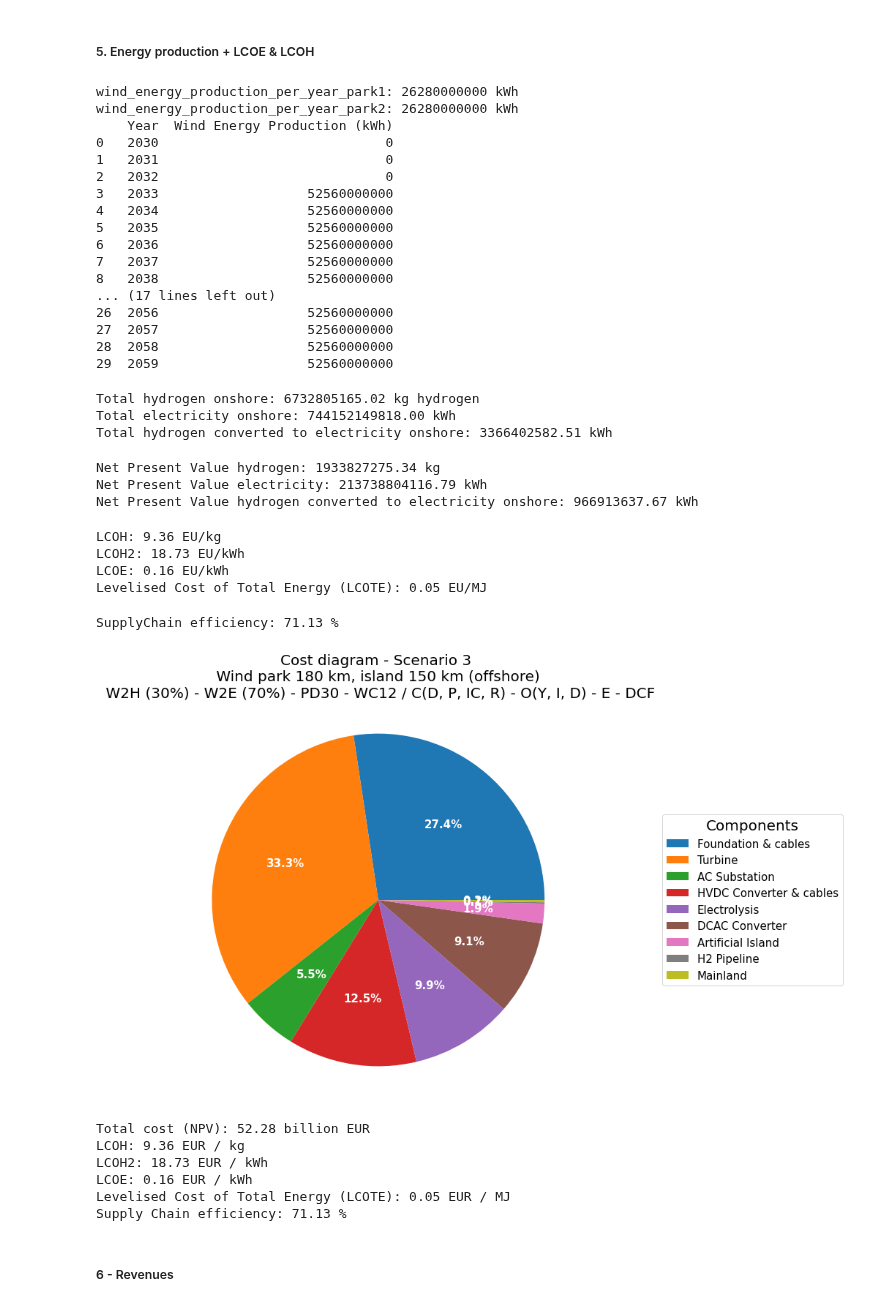
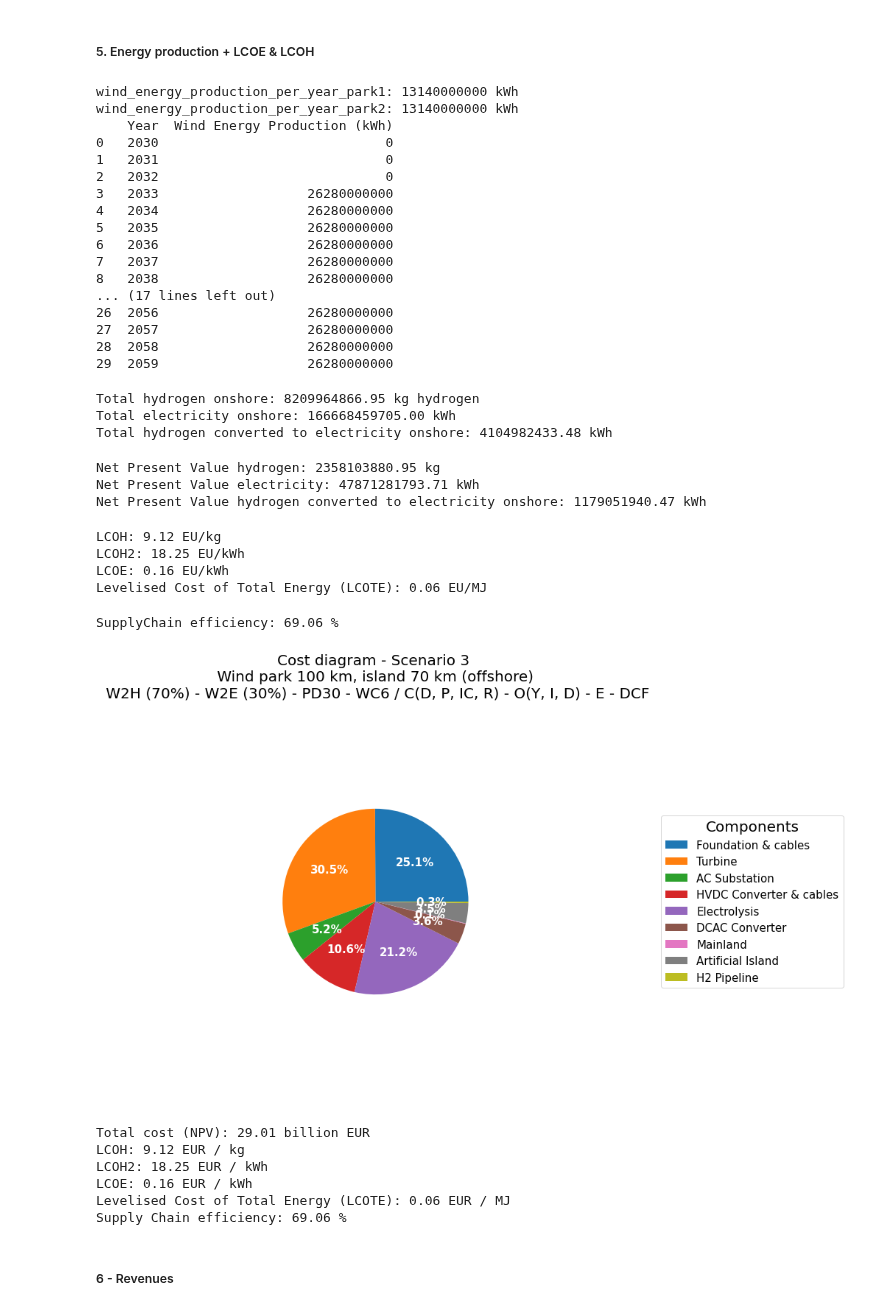
Before and after one commit to VanOord/OpenSCSim, a Jupyter notebook: Scenario 3.ipynb, the cells around one changed output. Cells and saved outputs as stored; diff of their text form; code cells hidden in the pictures.

```diff
--- a/Scenario 3.ipynb
+++ b/Scenario 3.ipynb
@@ -30,16 +30,16 @@ lifecycle=30
 escalation_rate=0.02
 
 #Distances
-distance_windpark = 180_000 #meter (distance windpark from shore)
-distance_island_shore = 150_000 #meter
+distance_windpark = 100_000 #meter (distance windpark from shore)
+distance_island_shore = 70_000 #meter
 distance_DC_collection = distance_windpark - distance_island_shore #meter
 
 #Windpark
-capacity_windpark1 = 6000 #MW
-capacity_windpark2 = 6000 #MW
+capacity_windpark1 = 3000 #MW
+capacity_windpark2 = 3000 #MW
 
 #Dedicated energy for electrolysis / electricity
-dedicated_electrolyser_energy = 0.3
+dedicated_electrolyser_energy = 0.7
 dedicated_DCAC_energy = (1 - dedicated_electrolyser_energy)
 
 #Efficiency factors
@@ -854,8 +854,8 @@ mainland_value = -Mainland.df_npv.cashflow_sum.iloc[-1]
 H2_pipeline_value = -H2Pipeline.df_npv.cashflow_sum.iloc[-1]
 
 # create a new data point for each combined value
-labels = ['Foundation & cables', 'Turbine', 'AC Substation', 'HVDC Converter & cables', 'Electrolysis', 'DCAC Converter', 'Artificial Island', 'H2 Pipeline', 'Mainland']
-data = [foundation_cables_value, turbine_value, AC_substation_value, hvdc_converter_value, electrolysis_value, dcac_converter_value, artificial_island_value, H2_pipeline_value, mainland_value
+labels = ['Foundation & cables', 'Turbine', 'AC Substation', 'HVDC Converter & cables', 'Electrolysis', 'DCAC Converter', 'Mainland', 'Artificial Island', 'H2 Pipeline']
+data = [foundation_cables_value, turbine_value, AC_substation_value, hvdc_converter_value, electrolysis_value, dcac_converter_value, mainland_value, artificial_island_value, H2_pipeline_value
 ]
 # %%
 # create pie plot
@@ -909,23 +909,23 @@ df_wind = pd.DataFrame(production_data)
 # Print the table
 print(df_wind)
 # %% [output]
-wind_energy_production_per_year_park1: 26280000000 kWh
-wind_energy_production_per_year_park2: 26280000000 kWh
+wind_energy_production_per_year_park1: 13140000000 kWh
+wind_energy_production_per_year_park2: 13140000000 kWh
     Year  Wind Energy Production (kWh)
 0   2030                             0
 1   2031                             0
 2   2032                             0
-3   2033                   52560000000
-4   2034                   52560000000
-5   2035                   52560000000
-6   2036                   52560000000
-7   2037                   52560000000
-8   2038                   52560000000
+3   2033                   26280000000
+4   2034                   26280000000
+5   2035                   26280000000
+6   2036                   26280000000
+7   2037                   26280000000
+8   2038                   26280000000
 ... (17 lines left out)
-26  2056                   52560000000
-27  2057                   52560000000
-28  2058                   52560000000
-29  2059                   52560000000
+26  2056                   26280000000
+27  2057                   26280000000
+28  2058                   26280000000
+29  2059                   26280000000
 # %%
 # Multiply every annual value by the cable efficiency factors
 wind_energy_production_per_year_after_cable_losses = []
@@ -960,9 +960,9 @@ print("Total hydrogen onshore: {:.2f} kg hydrogen".format(total_hydrogen_onshore
 print("Total electricity onshore: {:.2f} kWh".format(total_electricity_onshore))
 print("Total hydrogen converted to electricity onshore: {:.2f} kWh".format(total_hydrogen_converted_to_electricity_onshore))
 # %% [output]
-Total hydrogen onshore: 6732805165.02 kg hydrogen
-Total electricity onshore: 744152149818.00 kWh
-Total hydrogen converted to electricity onshore: 3366402582.51 kWh
+Total hydrogen onshore: 8209964866.95 kg hydrogen
+Total electricity onshore: 166668459705.00 kWh
+Total hydrogen converted to electricity onshore: 4104982433.48 kWh
 # %%
 WACC = WACC
 
@@ -990,9 +990,9 @@ for i, production in enumerate(electricity_after_hydrogen_per_year):
 npv_electricity_after_hydrogen = sum(present_value_electricity_after_hydrogen)
 print("Net Present Value hydrogen converted to electricity onshore: {:.2f} kWh".format(npv_electricity_after_hydrogen))
 # %% [output]
-Net Present Value hydrogen: 1933827275.34 kg
-Net Present Value electricity: 213738804116.79 kWh
-Net Present Value hydrogen converted to electricity onshore: 966913637.67 kWh
+Net Present Value hydrogen: 2358103880.95 kg
+Net Present Value electricity: 47871281793.71 kWh
+Net Present Value hydrogen converted to electricity onshore: 1179051940.47 kWh
 # %%
 total_cost = final_npv_sum*-1            # EU
 
@@ -1017,10 +1017,10 @@ print('LCOE: {:.2f} EU/kWh'.format(LCOE))
 
 print('Levelised Cost of Total Energy (LCOTE): {:.2f} EU/MJ'.format(LCOTE))
 # %% [output]
-LCOH: 9.36 EU/kg
-LCOH2: 18.73 EU/kWh
+LCOH: 9.12 EU/kg
+LCOH2: 18.25 EU/kWh
 LCOE: 0.16 EU/kWh
-Levelised Cost of Total Energy (LCOTE): 0.05 EU/MJ
+Levelised Cost of Total Energy (LCOTE): 0.06 EU/MJ
 # %%
 total_wind_energy_production = sum(total_wind_energy_production_per_year)
 
@@ -1033,47 +1033,47 @@ SupplyChain_efficiency = (hydrogen_energy_produced + electricity_energy_produced
 
 print('SupplyChain efficiency: {:.2f} %'.format(SupplyChain_efficiency*100))
 # %% [output]
-SupplyChain efficiency: 71.13 %
+SupplyChain efficiency: 69.06 %
 # %%
 fig, ax = plt.subplots(figsize=(16, 10), subplot_kw=dict(aspect="equal"))
 
 def func(pct, allvals):
     absolute = int(np.round(pct/100.*np.sum(allvals)))
     rounded_pct = round(pct, 2)
     if rounded_pct == 0:
         return ""
     return f"{rounded_pct:.1f}%"
 
 wedges, texts, autotexts = ax.pie(data, autopct=lambda pct: func(pct, data),
                                   textprops=dict(color="w"), radius=total_cost/50_000_000_000)
 
 ax.legend(wedges, labels,
           title="Components",
           loc="center left",
           bbox_to_anchor=(1.2, 0.5),
           fontsize=15)
 
 plt.setp(autotexts, size=15, weight="bold")
 
-title = ax.set_title("Cost diagram - Scenario 3 \n Wind park 180 km, island 150 km (offshore) \n W2H (30%) - W2E (70%) - PD30 - WC12 / C(D, P, IC, R) - O(Y, I, D) - E - DCF", fontsize=20)
+title = ax.set_title("Cost diagram - Scenario 3 \n Wind park 100 km, island 70 km (offshore) \n W2H (70%) - W2E (30%) - PD30 - WC6 / C(D, P, IC, R) - O(Y, I, D) - E - DCF", fontsize=20)
 
 plt.show()
 
 cost_in_billions = total_cost / 1_000_000_000
 print(f"{BOLD}Total cost (NPV): {cost_in_billions:.2f} billion EUR")
 print(f"LCOH: {LCOH:.2f} EUR / kg")
 print(f"LCOH2: {LCOH2:.2f} EUR / kWh")
 print(f"LCOE: {LCOE:.2f} EUR / kWh")
 print('Levelised Cost of Total Energy (LCOTE): {:.2f} EUR / MJ'.format(LCOTE))
 print('Supply Chain efficiency: {:.2f} %'.format(SupplyChain_efficiency*100))
 # %% [output]
-[figure, old version]
+[figure, new version]
-Total cost (NPV): 52.28 billion EUR
-LCOH: 9.36 EUR / kg
-LCOH2: 18.73 EUR / kWh
+Total cost (NPV): 29.01 billion EUR
+LCOH: 9.12 EUR / kg
+LCOH2: 18.25 EUR / kWh
 LCOE: 0.16 EUR / kWh
-Levelised Cost of Total Energy (LCOTE): 0.05 EUR / MJ
-Supply Chain efficiency: 71.13 %
+Levelised Cost of Total Energy (LCOTE): 0.06 EUR / MJ
+Supply Chain efficiency: 69.06 %
 # %% [markdown]
 ##### 6 - Revenues
 # %%
```
Also changed, not shown: parts of 18 cells of this notebook, 2 other files.
